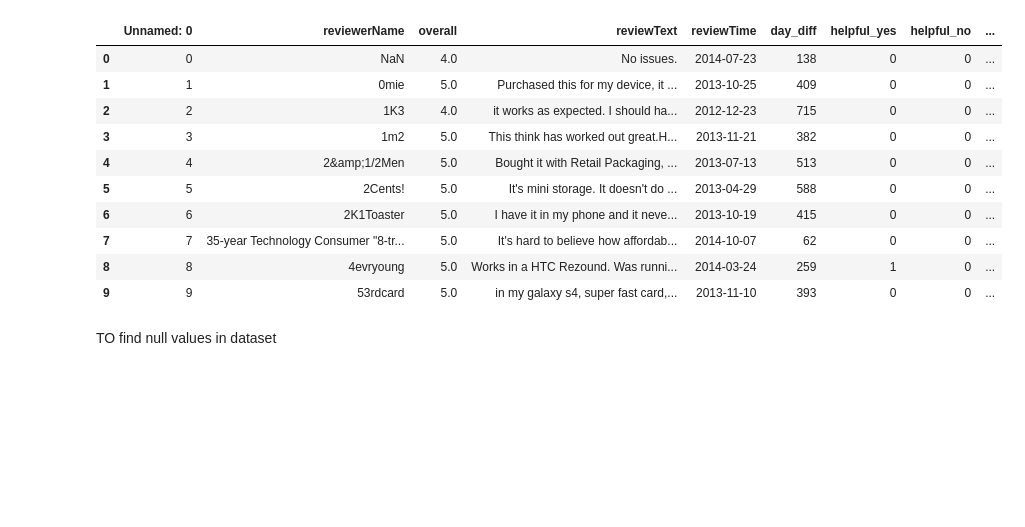
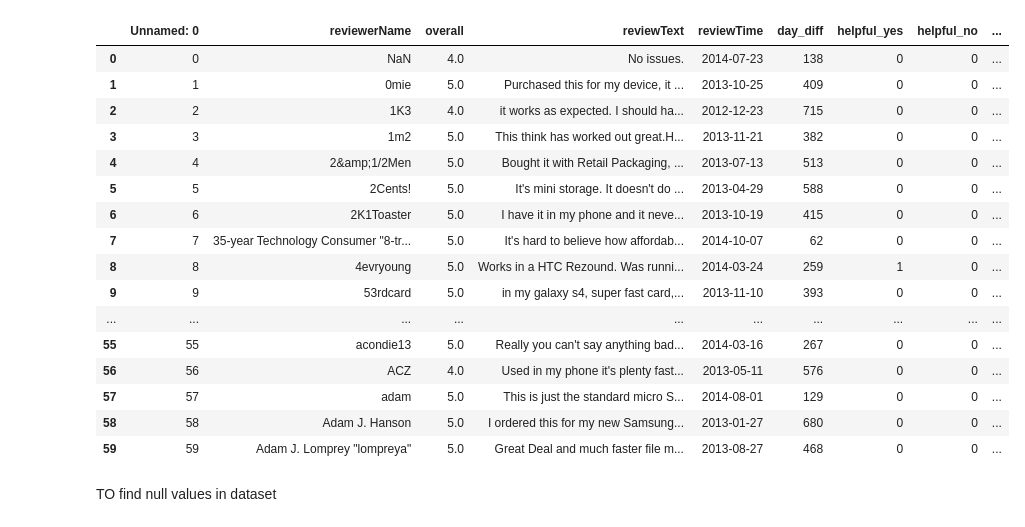
Before and after one commit to Nitisha707/python-for-data-science, a Jupyter notebook: Machine Learning.ipynb, the cells around one changed output. Drawn from its saved outputs; the diff is of its cells as text; code cells hidden in the pictures; blank space fills up the shorter version.

```diff
--- a/Machine Learning.ipynb
+++ b/Machine Learning.ipynb
@@ -5,19 +5,25 @@ import matplotlib.pyplot as plt
 # %%
 
 dataset = pd.read_csv(r"C:\Users\Nitisha sharma\Downloads\amazon_reviews.csv\amazon_reviews.csv")
-dataset.head(10)
+dataset.head(60)
 # %% [output]
 |  | Unnamed: 0 | reviewerName | overall | reviewText | reviewTime | day_diff | helpful_yes | helpful_no | ... |
 | 0 | 0 | NaN | 4.0 | No issues. | 2014-07-23 | 138 | 0 | 0 | ... |
 | 1 | 1 | 0mie | 5.0 | Purchased this for my device, it ... | 2013-10-25 | 409 | 0 | 0 | ... |
 | 2 | 2 | 1K3 | 4.0 | it works as expected. I should ha... | 2012-12-23 | 715 | 0 | 0 | ... |
 | 3 | 3 | 1m2 | 5.0 | This think has worked out great.H... | 2013-11-21 | 382 | 0 | 0 | ... |
 | 4 | 4 | 2&amp;1/2Men | 5.0 | Bought it with Retail Packaging, ... | 2013-07-13 | 513 | 0 | 0 | ... |
 | 5 | 5 | 2Cents! | 5.0 | It's mini storage. It doesn't do ... | 2013-04-29 | 588 | 0 | 0 | ... |
 | 6 | 6 | 2K1Toaster | 5.0 | I have it in my phone and it neve... | 2013-10-19 | 415 | 0 | 0 | ... |
 | 7 | 7 | 35-year Technology Consumer "8-tr... | 5.0 | It's hard to believe how affordab... | 2014-10-07 | 62 | 0 | 0 | ... |
 | 8 | 8 | 4evryoung | 5.0 | Works in a HTC Rezound. Was runni... | 2014-03-24 | 259 | 1 | 0 | ... |
 | 9 | 9 | 53rdcard | 5.0 | in my galaxy s4, super fast card,... | 2013-11-10 | 393 | 0 | 0 | ... |
+| ... | ... | ... | ... | ... | ... | ... | ... | ... | ... |
+| 55 | 55 | acondie13 | 5.0 | Really you can't say anything bad... | 2014-03-16 | 267 | 0 | 0 | ... |
+| 56 | 56 | ACZ | 4.0 | Used in my phone it's plenty fast... | 2013-05-11 | 576 | 0 | 0 | ... |
+| 57 | 57 | adam | 5.0 | This is just the standard micro S... | 2014-08-01 | 129 | 0 | 0 | ... |
+| 58 | 58 | Adam J. Hanson | 5.0 | I ordered this for my new Samsung... | 2013-01-27 | 680 | 0 | 0 | ... |
+| 59 | 59 | Adam J. Lomprey "lompreya" | 5.0 | Great Deal and much faster file m... | 2013-08-27 | 468 | 0 | 0 | ... |
 # %% [markdown]
 TO find null values in dataset
 # %%
```
Also changed, not shown: parts of 11 cells of this notebook, 1 other file.
